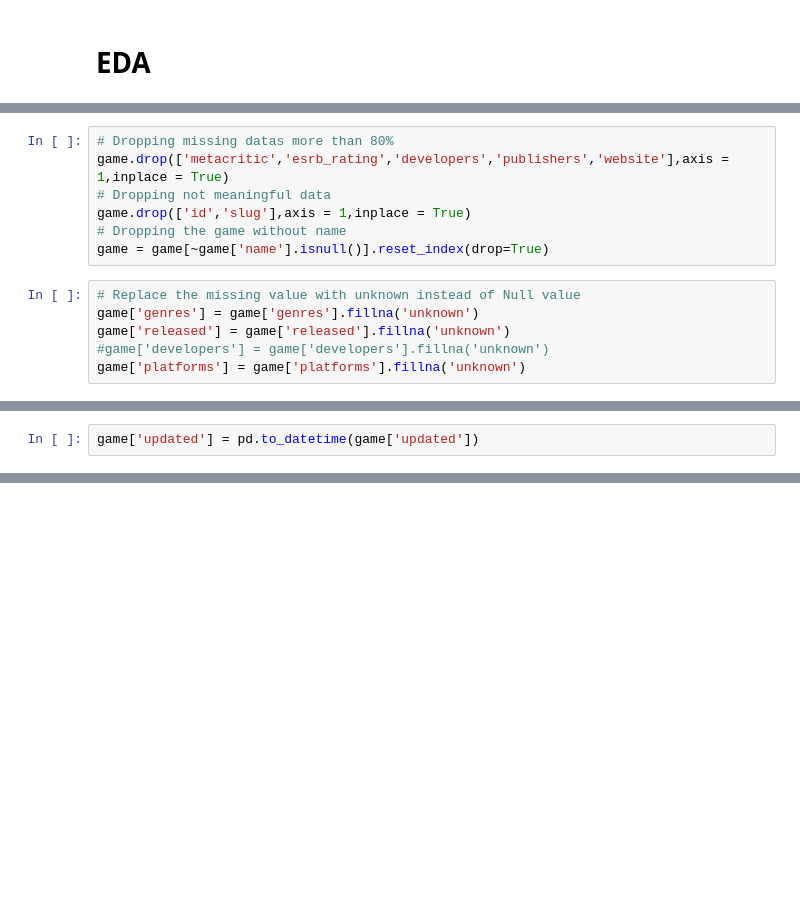
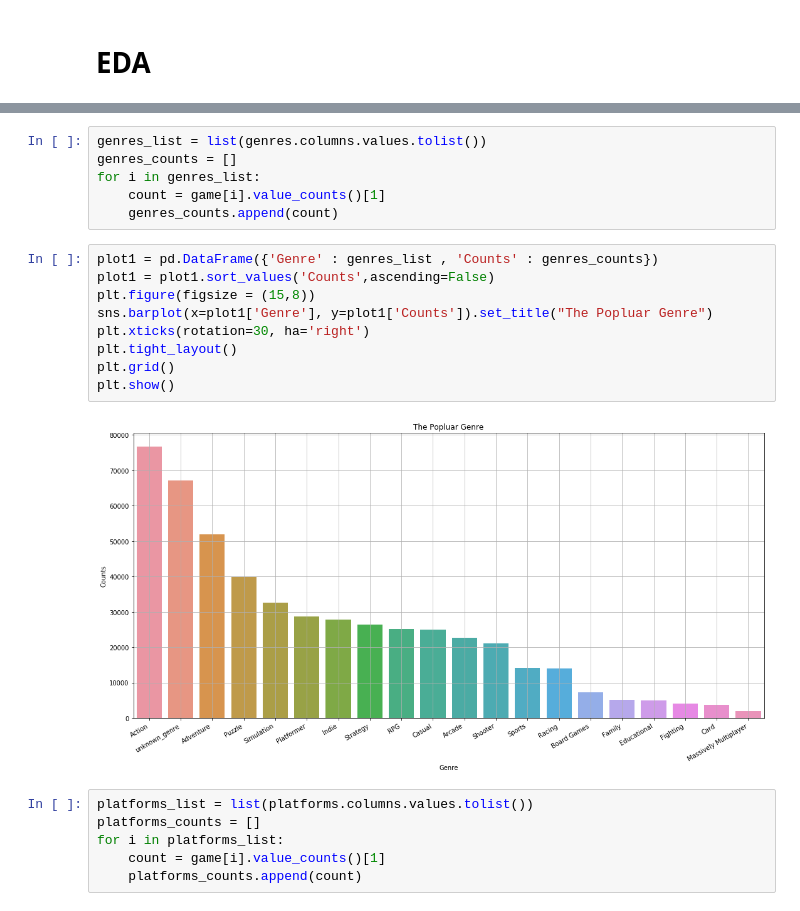
Before and after one commit to FreedomVAce/Game_Recommendation, a Jupyter notebook: Game_Recommendation.ipynb, the cells around one changed output, grey strips where cells are left out. Saved outputs shown, nothing was run; the diff lists cells and outputs as text; blank space fills up the shorter version.

```diff
--- a/Game_Recommendation.ipynb
+++ b/Game_Recommendation.ipynb
@@ -48,13 +98,0 @@ dtype: int64
-# %%
-# Dropping missing datas more than 80%
-game.drop(['metacritic','esrb_rating','developers','publishers','website'],axis = 1,inplace = True)
-# Dropping not meaningful data
-game.drop(['id','slug'],axis = 1,inplace = True)
-# Dropping the game without name
-game = game[~game['name'].isnull()].reset_index(drop=True)
-# %%
-# Replace the missing value with unknown instead of Null value
-game['genres'] = game['genres'].fillna('unknown')
-game['released'] = game['released'].fillna('unknown')
-#game['developers'] = game['developers'].fillna('unknown')
-game['platforms'] = game['platforms'].fillna('unknown')
@@ -70,2 +98,0 @@ clean
-# %%
-game['updated'] = pd.to_datetime(game['updated'])
@@ -107,0 +99,23 @@ game
+# %%
+genres_list = list(genres.columns.values.tolist())
+genres_counts = []
+for i in genres_list:
+    count = game[i].value_counts()[1]
+    genres_counts.append(count)
+# %%
+plot1 = pd.DataFrame({'Genre' : genres_list , 'Counts' : genres_counts})
+plot1 = plot1.sort_values('Counts',ascending=False)
+plt.figure(figsize = (15,8))
+sns.barplot(x=plot1['Genre'], y=plot1['Counts']).set_title("The Popluar Genre")
+plt.xticks(rotation=30, ha='right')
+plt.tight_layout()
+plt.grid()
+plt.show()
+# %% [output]
+[figure, added]
+# %%
+platforms_list = list(platforms.columns.values.tolist())
+platforms_counts = []
+for i in platforms_list:
+    count = game[i].value_counts()[1]
+    platforms_counts.append(count)
```
Also changed, not shown: parts of 19 cells of this notebook.
